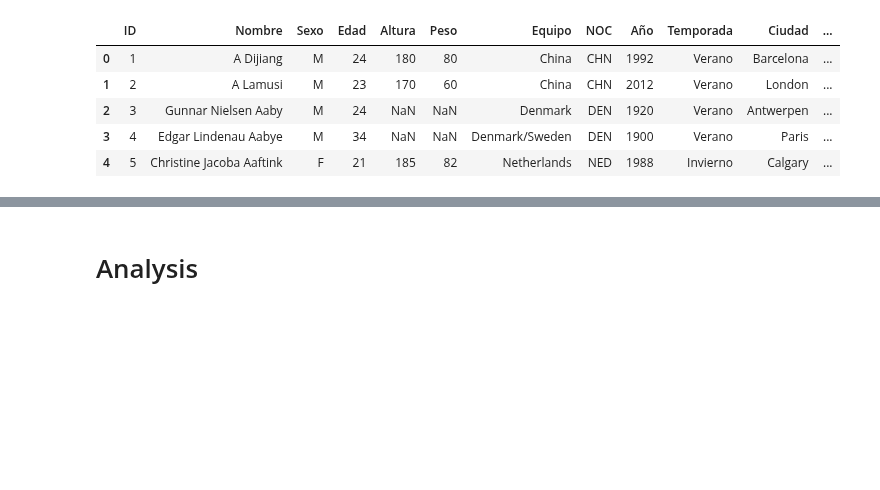
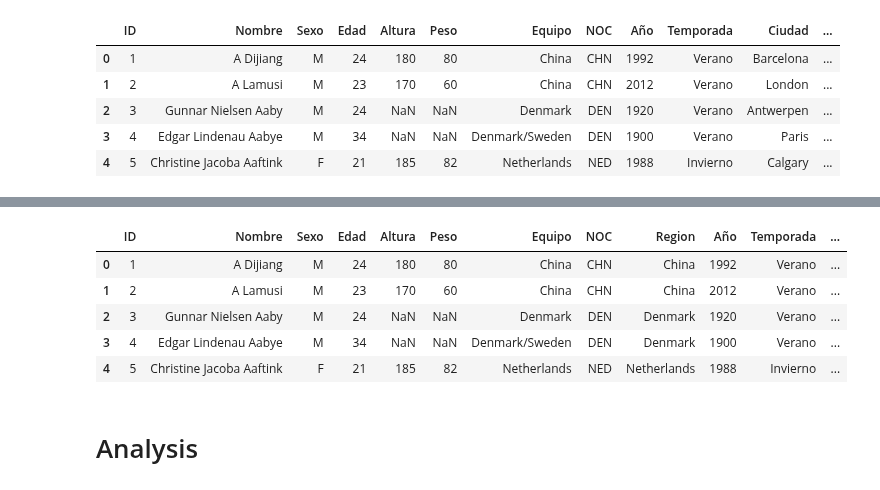
Before and after one commit to agutierrezmorag/olympic-games-datamart, a Jupyter notebook: olympics.ipynb, the cells around one changed output, grey strips where cells are left out. Cells and saved outputs as stored; diff of their text form; code cells hidden in the pictures; blank space fills up the shorter version.

Commit message:
added region column to olympics dataset with country names for each NOC

```diff
--- a/olympics.ipynb
+++ b/olympics.ipynb
@@ -336,3 +338,17 @@ ol_data.head()
 | 2 | 3 | Gunnar Nielsen Aaby | M | 24 | NaN | NaN | Denmark | DEN | 1920 | Verano | Antwerpen | ... |
 | 3 | 4 | Edgar Lindenau Aabye | M | 34 | NaN | NaN | Denmark/Sweden | DEN | 1900 | Verano | Paris | ... |
 | 4 | 5 | Christine Jacoba Aaftink | F | 21 | 185 | 82 | Netherlands | NED | 1988 | Invierno | Calgary | ... |
+# %%
+# Read the noc_regions.csv file into a pandas DataFrame
+noc_regions = pd.read_csv("datasets/noc_regions.csv")
+
+# Select only the NOC and region columns from noc_regions
+noc_regions = noc_regions[['NOC', 'region']]
+
+# Merge the original DataFrame (ol_data) with the noc_regions DataFrame
+# The merge is done based on the "NOC" column
+# The "how='left'" part means that all the rows from ol_data and only the ones from noc_regions that match will be kept
+ol_data = ol_data.merge(noc_regions, on="NOC", how="left")
+
+# Display the first few rows of the resulting DataFrame
+ol_data.head()
@@ -339,3 +362,22 @@ ol_data.head()
+# %%
+# Rename the 'region' column to 'Region'
+ol_data = ol_data.rename(columns={"region": "Region"})
+
+# Define the new column order
+column_order = ol_data.columns.tolist()
+noc_index = column_order.index("NOC")
+column_order.insert(noc_index + 1, column_order.pop(column_order.index("Region")))
+
+# Create a new DataFrame with the columns in the desired order
+ol_data = ol_data[column_order]
+ol_data.head()
+# %% [output]
+|  | ID | Nombre | Sexo | Edad | Altura | Peso | Equipo | NOC | Region | Año | Temporada | ... |
+| 0 | 1 | A Dijiang | M | 24 | 180 | 80 | China | CHN | China | 1992 | Verano | ... |
+| 1 | 2 | A Lamusi | M | 23 | 170 | 60 | China | CHN | China | 2012 | Verano | ... |
+| 2 | 3 | Gunnar Nielsen Aaby | M | 24 | NaN | NaN | Denmark | DEN | Denmark | 1920 | Verano | ... |
+| 3 | 4 | Edgar Lindenau Aabye | M | 34 | NaN | NaN | Denmark/Sweden | DEN | Denmark | 1900 | Verano | ... |
+| 4 | 5 | Christine Jacoba Aaftink | F | 21 | 185 | 82 | Netherlands | NED | Netherlands | 1988 | Invierno | ... |
 # %%
 # save the modified data to a new csv file
 ol_data.to_csv("datasets/olympics_spanish.csv", index=False)
```
Also changed, not shown: parts of 2 cells of this notebook, 2 other files.
